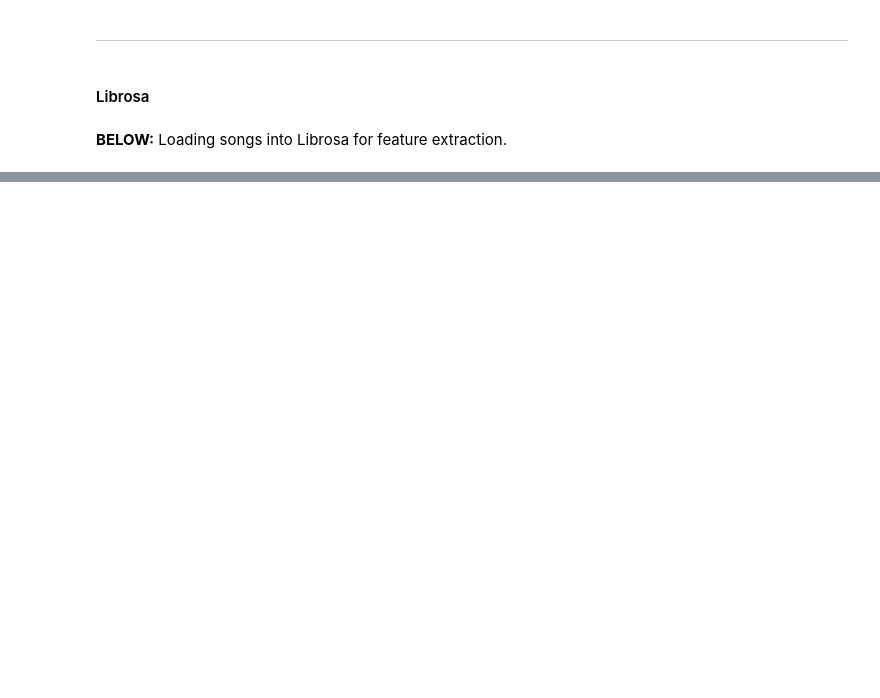
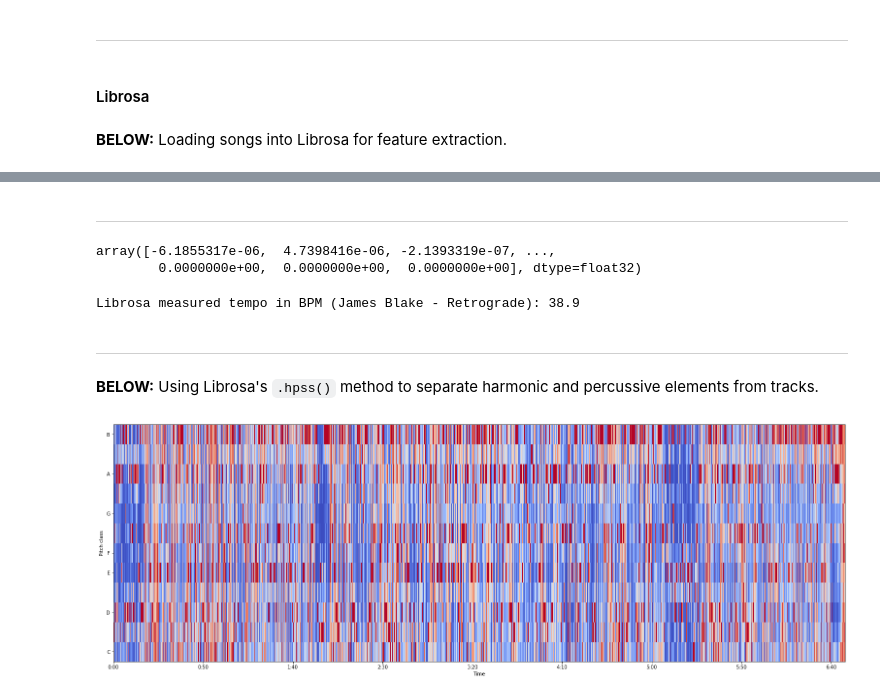
Before and after one commit to awzucker/capstone, a Jupyter notebook: code/02_feature_engineering_and_comparisons.ipynb, the cells around one changed output, grey strips where cells are left out. Drawn from its saved outputs; the diff is of its cells as text; code cells hidden in the pictures; blank space fills up the shorter version.

```diff
--- a/code/02_feature_engineering_and_comparisons.ipynb
+++ b/code/02_feature_engineering_and_comparisons.ipynb
@@ -208,0 +404,2 @@ tempo_joey
+# %% [markdown]
+---
@@ -208,0 +408,24 @@ tempo_joey
+# %%
+james_perc
+# %% [output]
+array([-6.1855317e-06,  4.7398416e-06, -2.1393319e-07, ...,
+        0.0000000e+00,  0.0000000e+00,  0.0000000e+00], dtype=float32)
+# %%
+tempo_james, _ = lib.beat.beat_track(james_perc, sr=sr, hop_length=hop, units='time')
+print(f'Librosa measured tempo in BPM (James Blake - Retrograde): {round(tempo_james, 1)}')
+# %% [output]
+Librosa measured tempo in BPM (James Blake - Retrograde): 38.9
+# %% [markdown]
+---
+# %% [markdown]
+**BELOW:** Using Librosa's `.hpss()` method to separate harmonic and percussive elements from tracks.
+# %%
+dua_harmonic, dua_percussive = lib.effects.hpss(dua_lipa, margin=2)
+# %%
+# Using Librosa's .chroma_stft() method to compute a chromagram vector for a few test tracks
+dua_chroma3 = lib.feature.chroma_stft(dua_harmonic, sr=sr, n_fft=frame, hop_length=hop, window=sp.signal.windows.hann)
+# %%
+plt.figure(figsize=(27, 9))
+lib.display.specshow(dua_chroma3, x_axis='time', y_axis='chroma', hop_length=hop, cmap='coolwarm');
+# %% [output]
+[figure, added]
```
Also changed, not shown: parts of 48 cells of this notebook, 1 other file.
